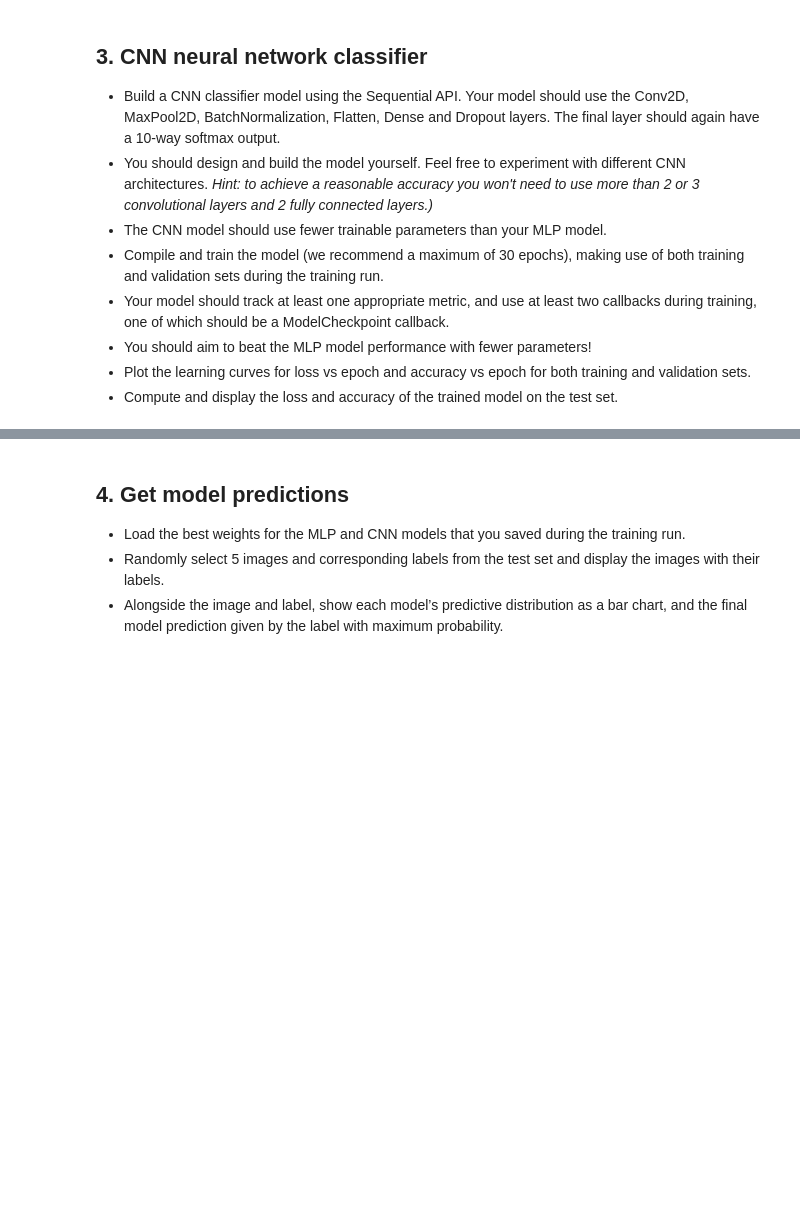
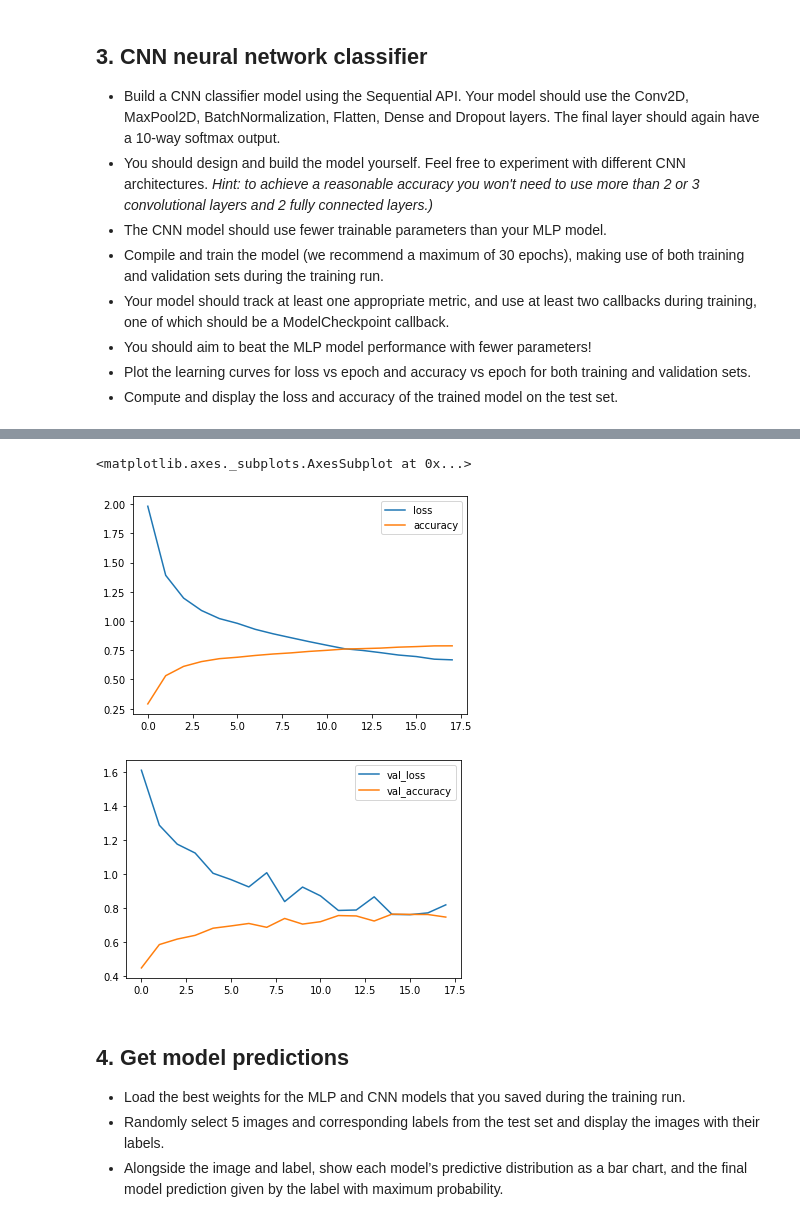
Before and after one commit to ravitata/tensorflow2, a Jupyter notebook: c1w5_Capstone_Project.ipynb, the cells around one changed output, grey strips where cells are left out. Drawn from its saved outputs; the diff is of its cells as text; code cells hidden in the pictures; blank space fills up the shorter version.

```diff
--- a/c1w5_Capstone_Project.ipynb
+++ b/c1w5_Capstone_Project.ipynb
@@ -245,3 +326,10 @@ df[['val_loss', 'val_accuracy']].plot()
+# %%
+df[['loss', 'accuracy']].plot()
+df[['val_loss', 'val_accuracy']].plot()
+# %% [output]
+<matplotlib.axes._subplots.AxesSubplot at 0x...>
+[figure, added]
+[figure, added]
 # %% [markdown]
 ## 4. Get model predictions
 * Load the best weights for the MLP and CNN models that you saved during the training run.
```
Also changed, not shown: parts of 21 cells of this notebook.
